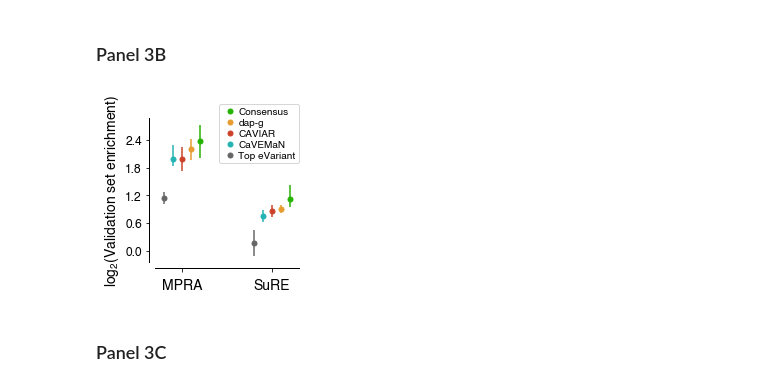
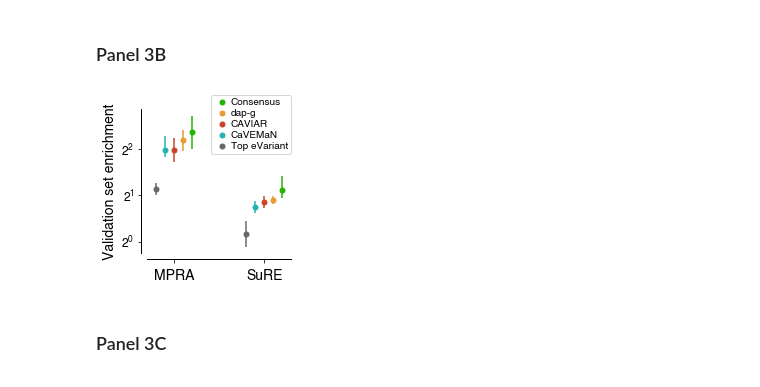
Before and after one commit to broadinstitute/gtex-v8, a Jupyter notebook: Fig3_finemapping.ipynb, the cells around one changed output. Drawn from its saved outputs; the diff is of its cells as text; code cells hidden in the pictures.

```diff
--- a/Fig3_finemapping.ipynb
+++ b/Fig3_finemapping.ipynb
@@ -185,39 +185,39 @@ method = ["Top eVariant", "CaVEMaN", "CAVIAR", "dap-g", "Consensus"]
 experiment = ["MPRA", "SuRE"]
 
 ax = qtl.plot.setup_figure(2,2, xspace=[1,0.25], yspace=[0.75, 0.5])
+ax.set_yscale('log', basey=2)
 ax.set_prop_cycle(custom_cycler)
 x = np.array([0,1])
 s = 0.1
 d = (len(method)-1)/2*s
 for k,m in enumerate(method):
     idf = validation_df[validation_df['method']==m]
     ax.errorbar(x+s*k-d, idf['estimate'], idf[['ci_low', 'ci_high']].values.T,
                 label=m, **args)
 
 qtl.plot.format_plot(ax, fontsize=12)
 ax.spines['bottom'].set_position(('outward', 6))
 ax.spines['left'].set_position(('outward', 6))
 
-ax.yaxis.set_major_locator(ticker.MaxNLocator(min_n_ticks=5, nbins=5))
 ax.set_xticks(x)
 ax.set_xticklabels(experiment, fontsize=14)
 ax.tick_params(axis='x', which='major', pad=6, labelsize=14)
 
 ax.set_xlim([-d-s, len(x)-1+d+s])
 
 ax.set_ylabel('Enrichment among experimentally\nvalidated regulatory variants', fontsize=14)
-ax.set_ylabel('log$\mathregular{_2}$(Validation set enrichment)', fontsize=14)
+ax.set_ylabel('Validation set enrichment', fontsize=14)
 
 ax.legend(loc='upper right')
 handles, labels = ax.get_legend_handles_labels()
 handles = [h[0] for h in handles]
 ax.legend(handles[::-1], labels[::-1], loc='upper right', ncol=1, numpoints=1,
           handletextpad=0.1, borderpad=0.33, handlelength=1.5,
           labelspacing=0.2, borderaxespad=0, bbox_to_anchor=(1.0,1.1))
 
 plt.savefig('pdfs/Fig3B_fine_mapping_exp_enrichment.pdf')
 # %% [output]
-[figure, old version]
+[figure, new version]
 # %% [markdown]
 ### Panel 3C
 # %%
```
Also changed, not shown: parts of 1 cell of this notebook, 4 other files.
